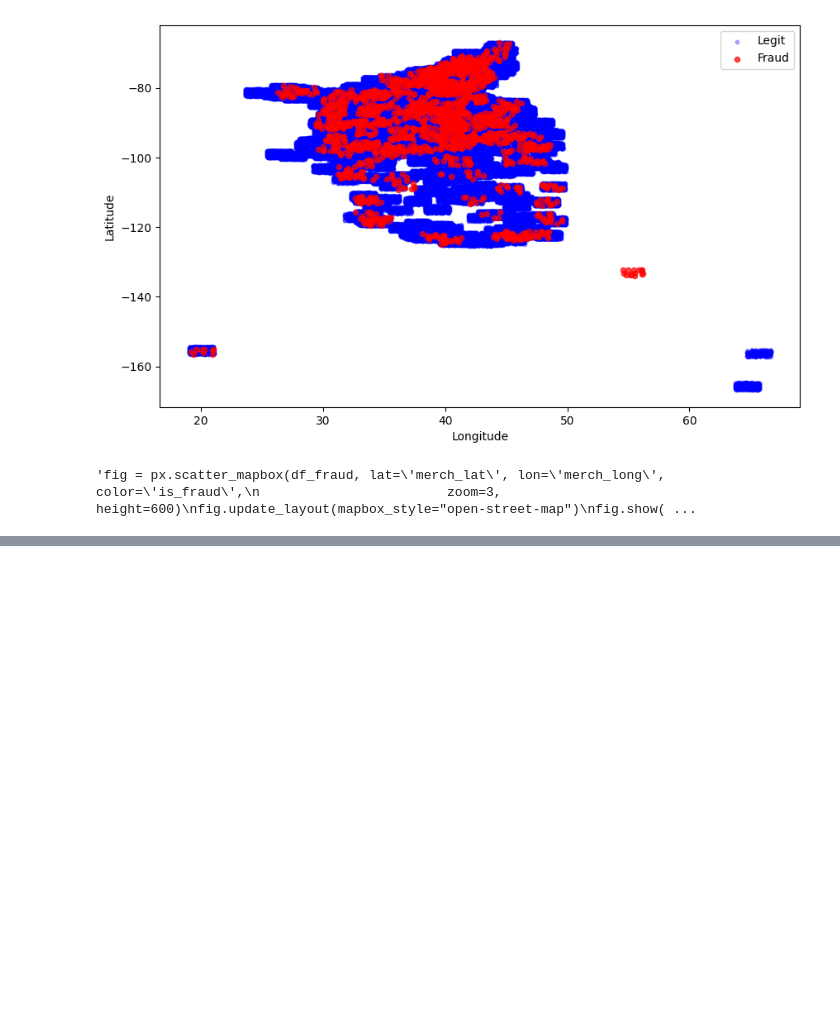
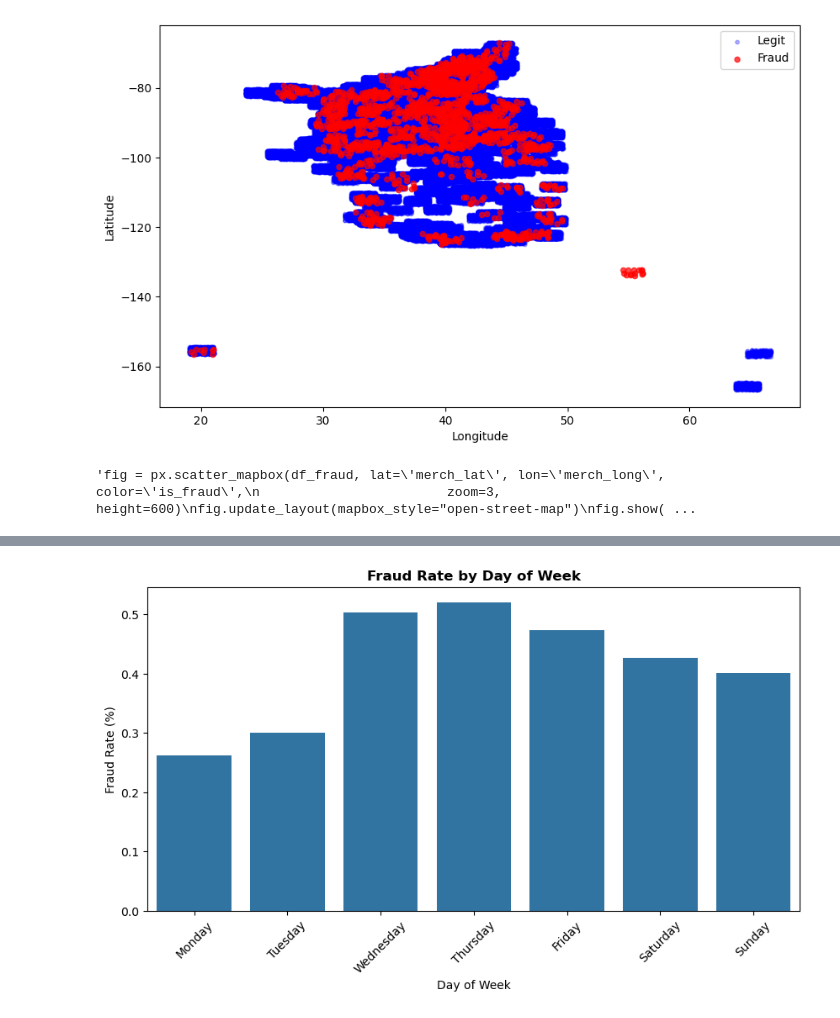
Before and after one commit to bimbo-22/doing_data_science, a Jupyter notebook: research/data_understanding.ipynb, the cells around one changed output, grey strips where cells are left out. Saved outputs shown, nothing was run; the diff lists cells and outputs as text; code cells hidden in the pictures; blank space fills up the shorter version.

```diff
--- a/research/data_understanding.ipynb
+++ b/research/data_understanding.ipynb
@@ -289,0 +328,21 @@ ValueError: Mime type rendering requires nbformat>=4.2.0 but it is not installed
+# %%
+fraud_by_day = df_fraud.groupby('trans_dayOfWeek').agg({
+    'is_fraud': ['sum', 'count']
+}).reset_index()
+fraud_by_day.columns = ['day', 'fraud_count', 'total_count']
+fraud_by_day['fraud_rate'] = fraud_by_day['fraud_count'] / fraud_by_day['total_count'] * 100
+
+# Order days properly
+day_order = ['Monday', 'Tuesday', 'Wednesday', 'Thursday', 'Friday', 'Saturday', 'Sunday']
+fraud_by_day['day'] = pd.Categorical(fraud_by_day['day'], categories=day_order, ordered=True)
+fraud_by_day = fraud_by_day.sort_values('day')
+
+plt.figure(figsize=(10, 5))
+sns.barplot(data=fraud_by_day, x='day', y='fraud_rate')
+plt.title('Fraud Rate by Day of Week', fontsize=12, fontweight='bold')
+plt.xlabel('Day of Week')
+plt.ylabel('Fraud Rate (%)')
+plt.xticks(rotation=45)
+plt.show()
+# %% [output]
+[figure, added]
```
Also changed, not shown: parts of 17 cells of this notebook.
